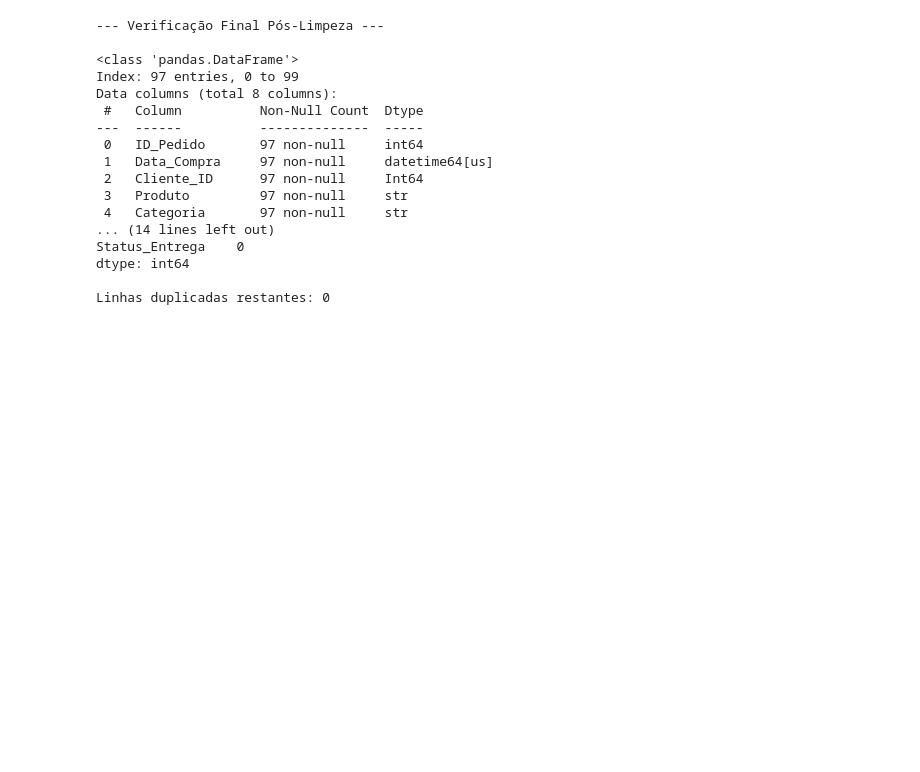
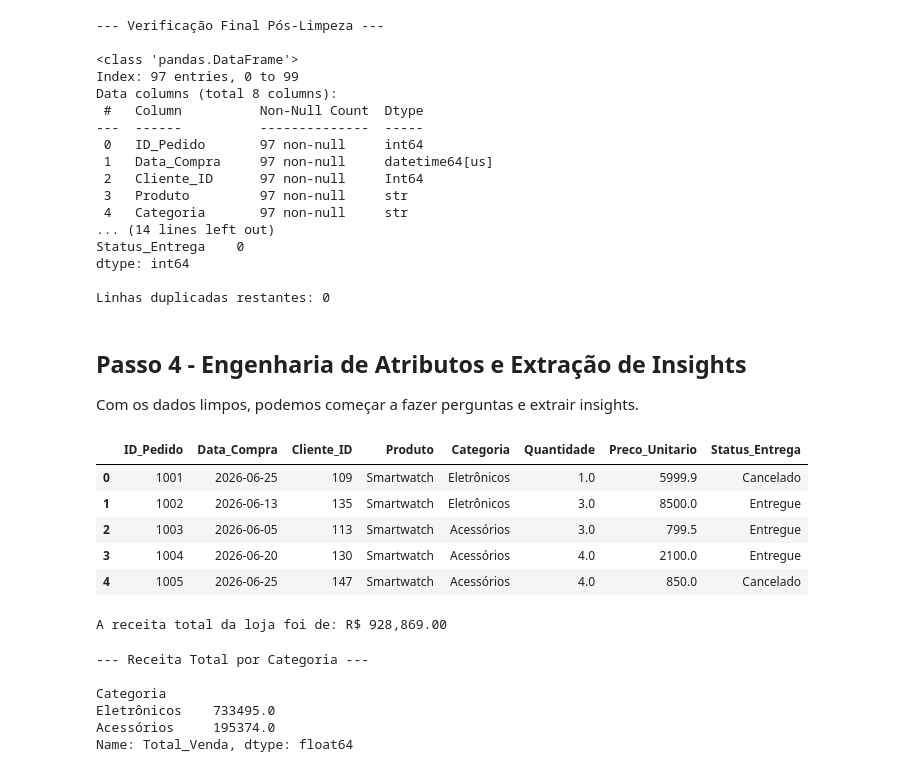
Before and after one commit to Fabricio-Fontenele/lab-dsa-python, a Jupyter notebook: 9.pandas/mini-projeto-4.ipynb, the cells around one changed output. Cells and saved outputs as stored; diff of their text form; code cells hidden in the pictures; blank space fills up the shorter version.

Commit message:
fix: update deprecated Pandas warnings and enhance data analysis steps in mini-projeto 4 notebook

```diff
--- a/9.pandas/mini-projeto-4.ipynb
+++ b/9.pandas/mini-projeto-4.ipynb
@@ -364,3 +364,16 @@ Status_Entrega    0
 dtype: int64
 
 Linhas duplicadas restantes: 0
+# %% [markdown]
+## Passo 4 - Engenharia de Atributos e Extração de Insights
+
+Com os dados limpos, podemos começar a fazer perguntas e extrair insights.
+# %%
+df_limpo.head()
+# %% [output]
+|  | ID_Pedido | Data_Compra | Cliente_ID | Produto | Categoria | Quantidade | Preco_Unitario | Status_Entrega |
+| 0 | 1001 | 2026-06-25 | 109 | Smartwatch | Eletrônicos | 1.0 | 5999.9 | Cancelado |
+| 1 | 1002 | 2026-06-13 | 135 | Smartwatch | Eletrônicos | 3.0 | 8500.0 | Entregue |
+| 2 | 1003 | 2026-06-05 | 113 | Smartwatch | Acessórios | 3.0 | 799.5 | Entregue |
+| 3 | 1004 | 2026-06-20 | 130 | Smartwatch | Acessórios | 4.0 | 2100.0 | Entregue |
+| 4 | 1005 | 2026-06-25 | 147 | Smartwatch | Acessórios | 4.0 | 850.0 | Cancelado |
@@ -366,0 +383,18 @@ Linhas duplicadas restantes: 0
+# %%
+# 1. Qual o total de receita?
+receita_total = df_limpo['Total_Venda'].sum()
+print(f"A receita total da loja foi de: R$ {receita_total:,.2f}")
+# %% [output]
+A receita total da loja foi de: R$ 928,869.00
+# %%
+# 2. Qual a receita total por categoria de produto?
+receita_por_categoria = df_limpo.groupby('Categoria')['Total_Venda'].sum().sort_values(ascending = False)
+print("\n--- Receita Total por Categoria ---\n")
+print(receita_por_categoria)
+# %% [output]
+--- Receita Total por Categoria ---
+
+Categoria
+Eletrônicos    733495.0
+Acessórios     195374.0
+Name: Total_Venda, dtype: float64
```
Also changed, not shown: parts of 3 cells of this notebook.
